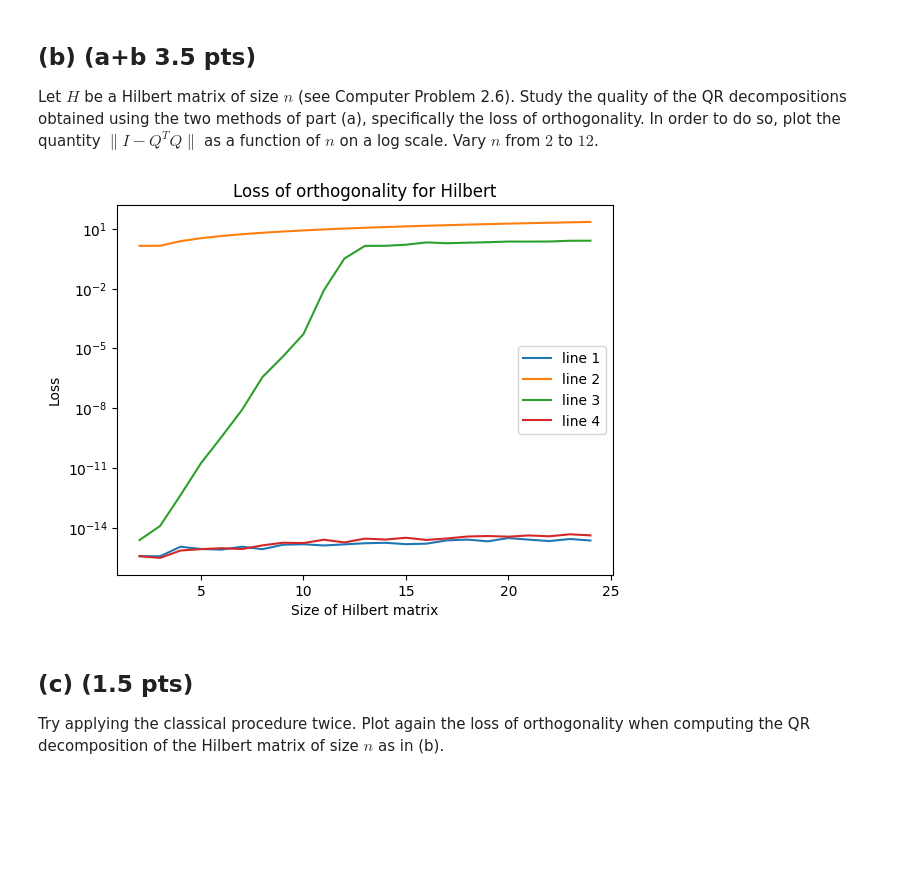
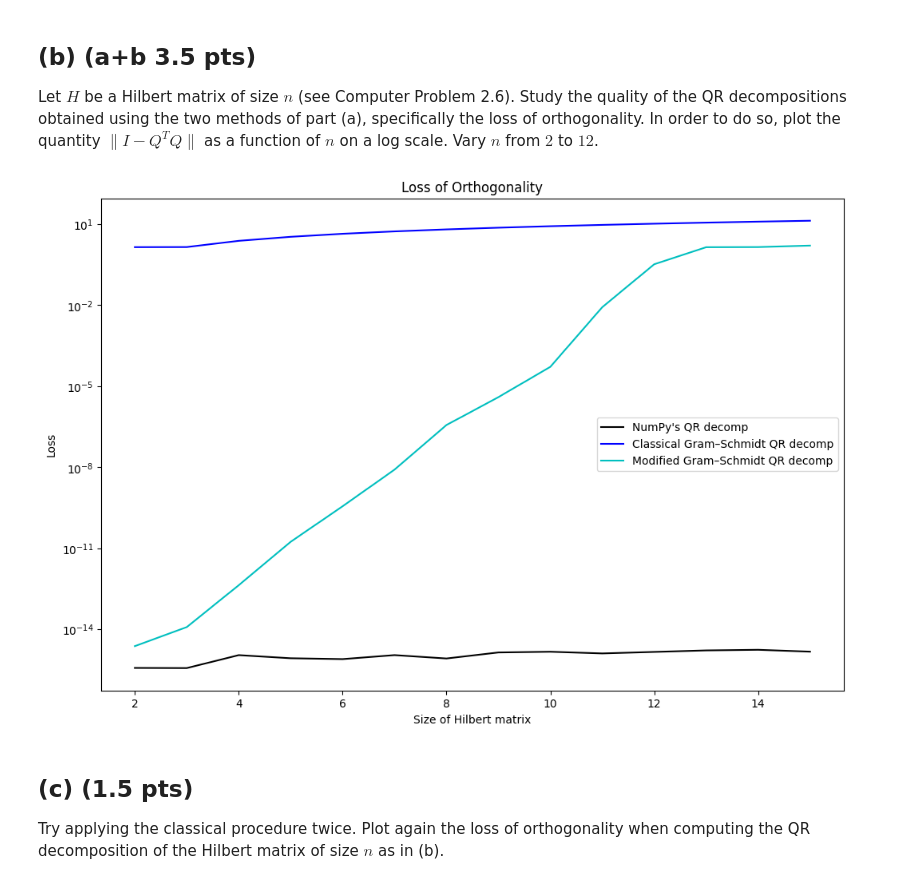
Before and after one commit to aM0NKE/NumericalAlgorithms, a Jupyter notebook: hw3_2022.ipynb, the cells around one changed output. Drawn from its saved outputs; the diff is of its cells as text; code cells hidden in the pictures; blank space fills up the shorter version.

Commit message:
Added graph at the end

```diff
--- a/hw3_2022.ipynb
+++ b/hw3_2022.ipynb
@@ -42,7 +42,8 @@ def classical_gram_schmidt(A):
     R : ndarray of float, upper-triangular matrix.
 
     Notes
-    DESCRIBE THE METHOD
+    DESCRIBE THE METHOD page 151 in pdf of book
+
     '''
 
     m, n = A.shape
@@ -74,7 +75,8 @@ def modified_gram_schmidt(A):
     R : ndarray of float, upper-triangular matrix.
 
     Notes
-    DESCRIBE THE METHOD
+    DESCRIBE THE METHOD page 151 in pdf of book (Do not forget that it modifies original matrix which is passed to the array)
+
     '''
 
     m, n = A.shape
@@ -95,31 +97,32 @@ Let $H$ be a Hilbert matrix of size $n$ (see Computer Problem 2.6). Study the qu
 # %%
 error_numpy = []
 error_gs_clas = []
 error_gs_mod = []
-n_values = np.arange(2, 12)
+n_values = np.arange(2, 16)
 
 for n in n_values:
     Q1, R1 = np.linalg.qr(hilbert(n))
     Q2, R2 = classical_gram_schmidt(hilbert(n))
     Q3, R3 = modified_gram_schmidt(hilbert(n))
 
     error_numpy.append(np.linalg.norm(np.identity(n) - Q1.transpose() @ Q1))
     error_gs_clas.append(np.linalg.norm(np.identity(n) - Q2.transpose() @ Q2))
     error_gs_mod.append(np.linalg.norm(np.identity(n) - Q3.transpose() @ Q3))
 
 
-plt.plot(n_values, error_numpy, label = "Error with the QR decomposition with numpy method")
-plt.plot(n_values, error_gs_clas, label = "Error with the QR decomposition with Classical Gram–Schmidt process")
-plt.plot(n_values, error_gs_mod, label = "Error with the QR decomposition with modified Gram–Schmidt process")
+plt.rcParams["figure.figsize"] = (12,8)
+plt.plot(n_values, error_numpy, color='k', label = "NumPy's QR decomp")
+plt.plot(n_values, error_gs_clas, color='b', label = "Classical Gram–Schmidt QR decomp")
+plt.plot(n_values, error_gs_mod, color='c', label = "Modified Gram–Schmidt QR decomp")
 
-plt.title("Loss of orthogonality")
+plt.title("Loss of Orthogonality")
 plt.xlabel('Size of Hilbert matrix')
 plt.ylabel('Loss')
 plt.yscale("log")
 plt.legend()
 plt.show()
 # %% [output]
-[figure, old version]
+[figure, new version]
 # %% [markdown]
 ## (c) (1.5 pts)
 Try applying the classical procedure twice. Plot again the loss of orthogonality when computing the QR decomposition of the Hilbert matrix of size $n$ as in (b).
```
Also changed, not shown: parts of 4 cells of this notebook.
